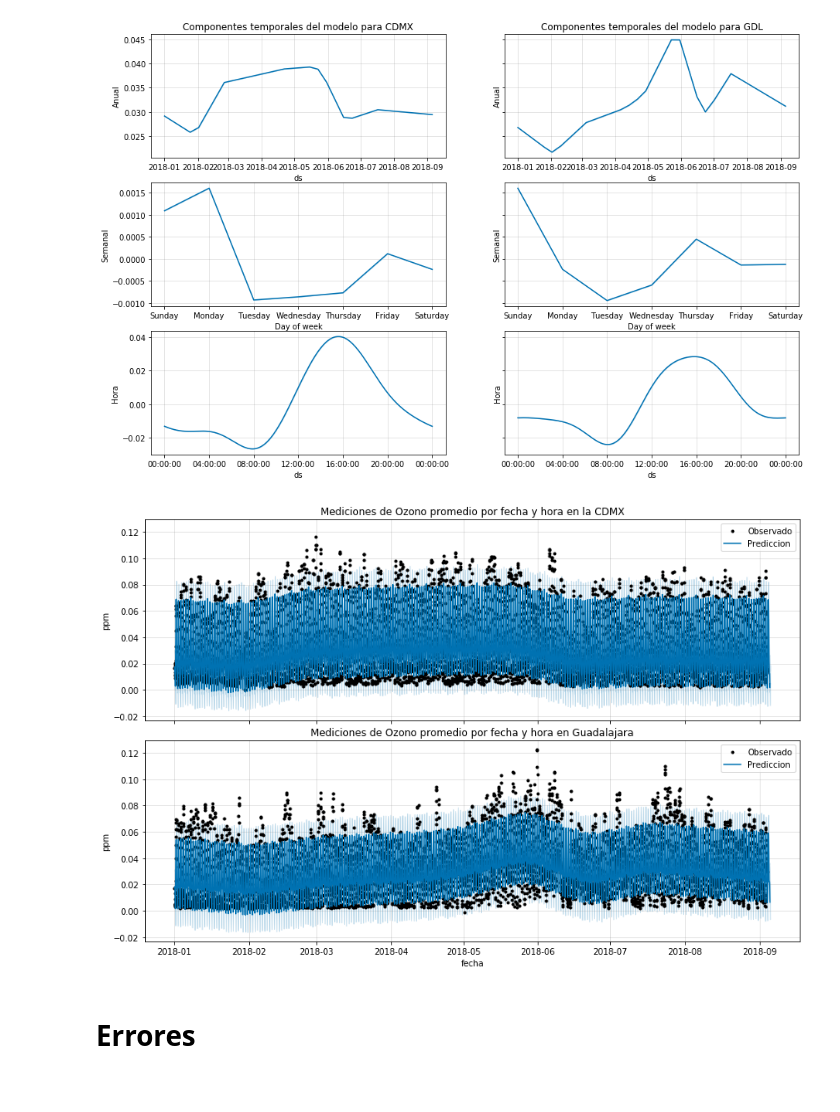
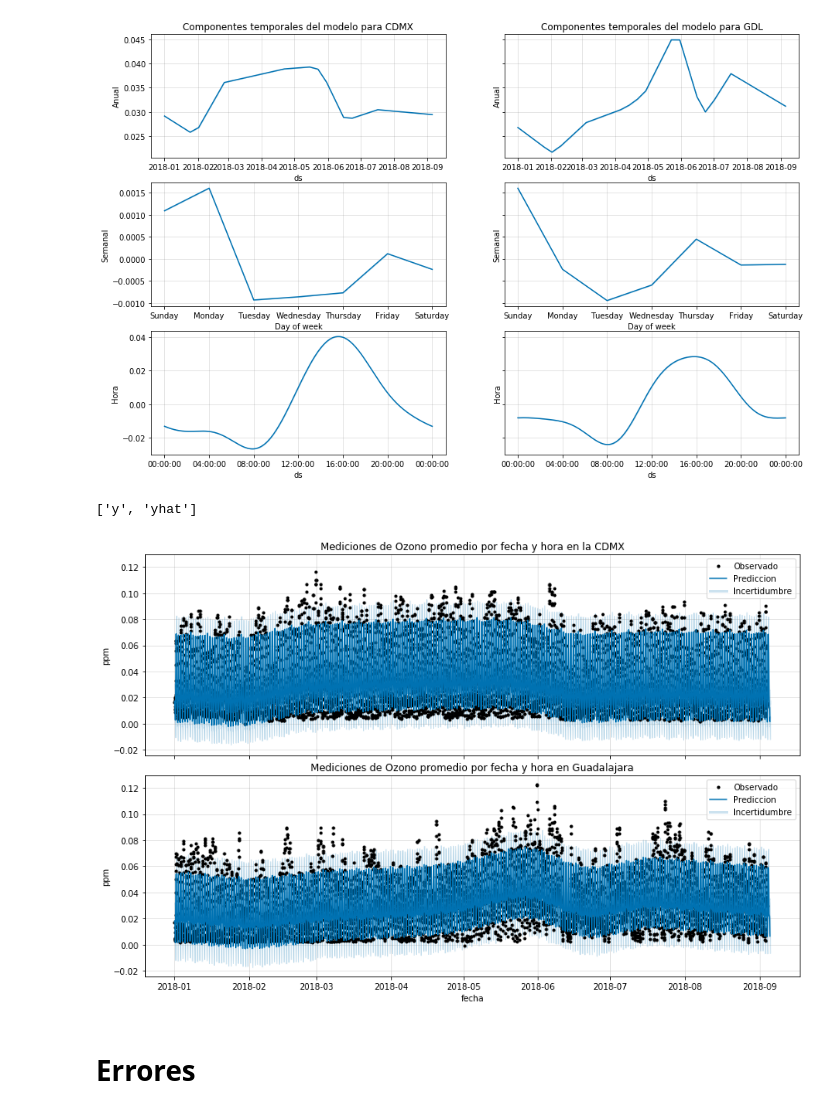
Before and after one commit to mxabierto/calidad-del-aire, a Jupyter notebook: notebooks/5_prediccion_ozono_CDMX_GDL.ipynb, the cells around one changed output. Saved outputs shown, nothing was run; the diff lists cells and outputs as text; code cells hidden in the pictures.

```diff
--- a/notebooks/5_prediccion_ozono_CDMX_GDL.ipynb
+++ b/notebooks/5_prediccion_ozono_CDMX_GDL.ipynb
@@ -349,26 +351,37 @@ aux_ax[5].set_ylabel('Hora')
 # %% [output]
 Text(0,0.5,'Hora')
 [figure]
+# %%
+labels
+# %% [output]
+['y', 'yhat']
 # %%
 fig, ax = plt.subplots(2, 1, figsize=(12, 8), sharex=True, sharey=True)
 
 a = model_cdmx.plot(fcst_cdmx, ax=ax[0])
 ax[0].set_title('Mediciones de Ozono promedio por fecha y hora en la CDMX')
 handles, labels = ax[0].get_legend_handles_labels()
-ax[0].legend(handles, ['Observado', 'Prediccion'])
+
+uncertainty_patch = mlines.Line2D([], [], color='#0072B2', alpha=0.2, linewidth=3)
+handles.append(uncertainty_patch)
+
+ax[0].legend(handles, ['Observado', 'Prediccion', 'Incertidumbre'])
 ax[0].set_ylabel('ppm')
 ax[0].set_xlabel('')
 
 b = model_gdl.plot(fcst_gdl, ax=ax[1])
 ax[1].set_title('Mediciones de Ozono promedio por fecha y hora en Guadalajara')
 handles, labels = ax[1].get_legend_handles_labels()
-ax[1].legend(handles, ['Observado', 'Prediccion'])
+uncertainty_patch = mlines.Line2D([], [], color='#0072B2', alpha=0.2, linewidth=3)
+handles.append(uncertainty_patch)
+
+ax[1].legend(handles, ['Observado', 'Prediccion', 'Incertidumbre'])
 ax[1].set_ylabel('ppm')
 ax[1].set_xlabel('fecha')
 
 plt.subplots_adjust(hspace=0.1)
 # %% [output]
-[figure, old version]
+[figure, new version]
 # %% [markdown]
 # Errores
 # %%
```
Also changed, not shown: parts of 3 cells of this notebook, 1 other file.
